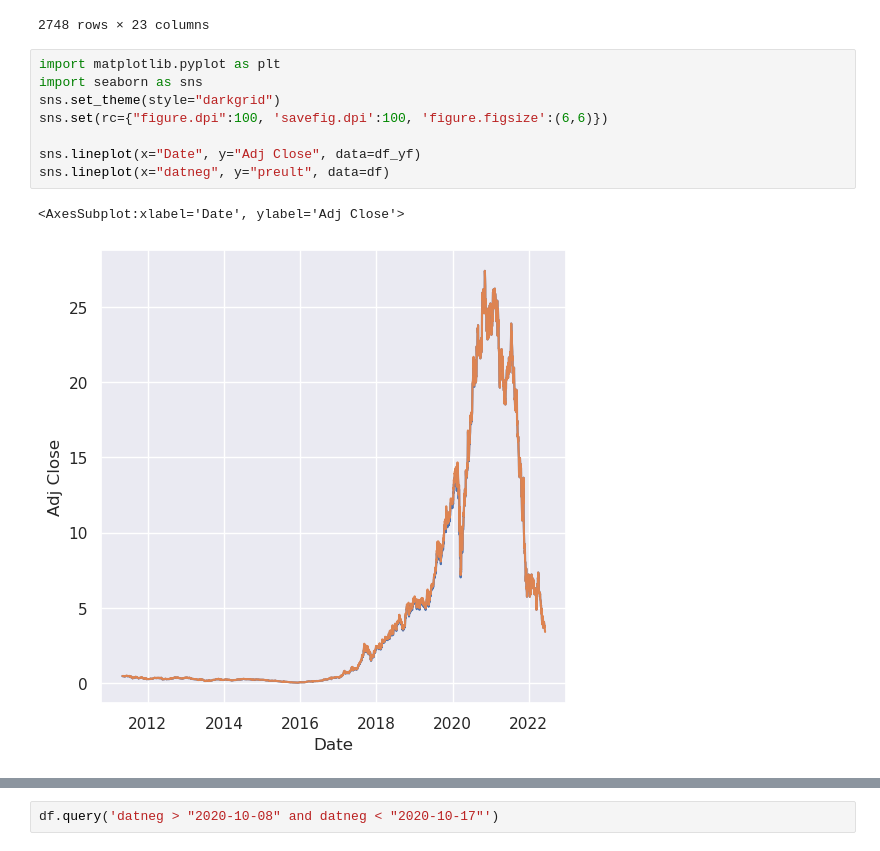
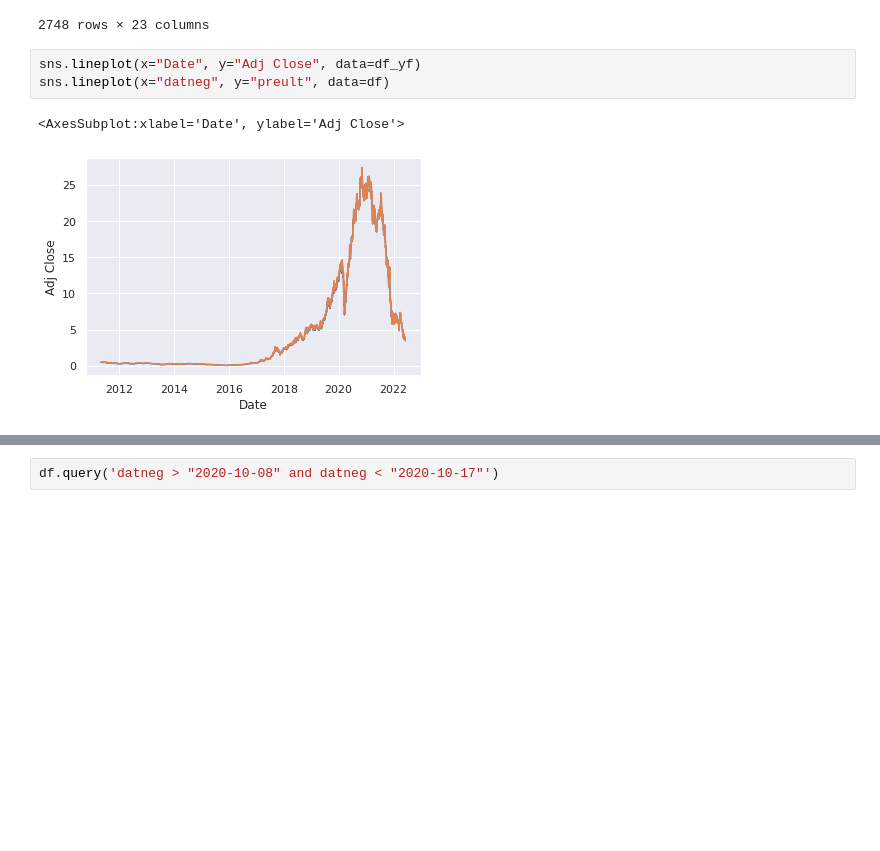
Before and after one commit to crdcj/MagicFormula, a Jupyter notebook: scripts/yfinance.ipynb, the cells around one changed output, grey strips where cells are left out. Saved outputs shown, nothing was run; the diff lists cells and outputs as text; blank space fills up the shorter version.

```diff
--- a/scripts/yfinance.ipynb
+++ b/scripts/yfinance.ipynb
@@ -169,13 +172,8 @@ df
 | 6310582 | 2022-06-06 | MGLU3 | MAGAZ LUIZA | BRMGLUACNOR2 | ON NM | 2 | 10 | 3.630000 | 3.650000 | 3.380000 | ... | ... |
 2748 rows × 23 columns
 # %%
-import matplotlib.pyplot as plt
-import seaborn as sns
-sns.set_theme(style="darkgrid")
-sns.set(rc={"figure.dpi":100, 'savefig.dpi':100, 'figure.figsize':(6,6)})
-
 sns.lineplot(x="Date", y="Adj Close", data=df_yf)
 sns.lineplot(x="datneg", y="preult", data=df)
 # %% [output]
 <AxesSubplot:xlabel='Date', ylabel='Adj Close'>
-[figure, old version]
+[figure, new version]
```
Also changed, not shown: parts of 9 cells of this notebook, 1 other file.
